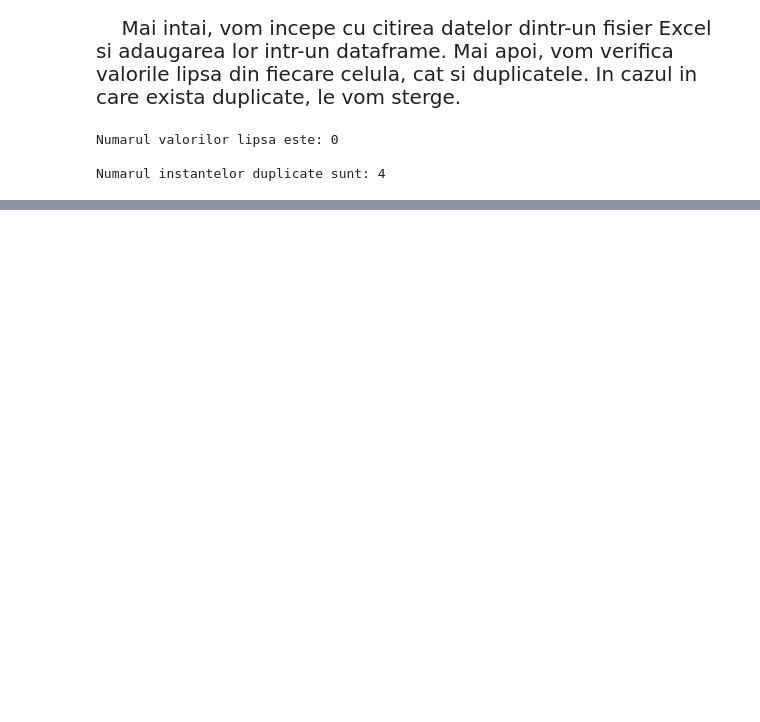
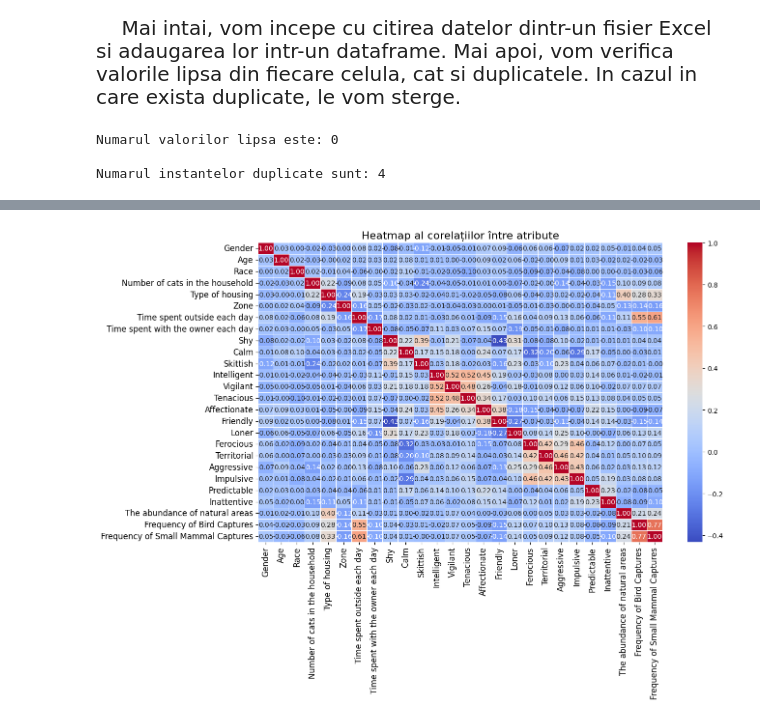
Before and after one commit to zaramihnea/Catology, a Jupyter notebook: catology-backend/Roxana/Homework1.ipynb, the cells around one changed output, grey strips where cells are left out. Cells and saved outputs as stored; diff of their text form; code cells hidden in the pictures; blank space fills up the shorter version.

```diff
--- a/catology-backend/Roxana/Homework1.ipynb
+++ b/catology-backend/Roxana/Homework1.ipynb
@@ -262,0 +91,35 @@ for column in df.columns:
+# %%
+# Eliminam rândurile unde 'Gender' are valoarea 'Unknown'
+df = df[df['Gender'] != 'Unknown']
+
+# Eliminam rândurile unde 'Race' are valoarea 'Unknown'
+df = df[df['Race'] != 'Unknown']
+# %%
+from sklearn.preprocessing import LabelEncoder
+import seaborn as sns
+import matplotlib.pyplot as plt
+
+# Creăm o copie a DataFrame-ului pentru prelucrare
+df_encoded = df.copy()
+
+# Preluăm toate coloanele categorice
+categorical_cols = df_encoded.select_dtypes(include=['object', 'category']).columns
+
+# Aplicăm Label Encoding pe toate atributele categorice
+label_encoder = LabelEncoder()
+for col in categorical_cols:
+    df_encoded[col] = label_encoder.fit_transform(df_encoded[col])
+
+# Calculăm matricea de corelații pe DataFrame-ul codificat
+correlation_matrix = df_encoded.corr()
+
+# Generăm un heatmap pentru corelații
+plt.figure(figsize=(14, 10))  # Crește dimensiunea figurii (lățime x înălțime)
+sns.heatmap(correlation_matrix, annot=True, cmap="coolwarm", fmt=".2f", linewidths=0.5)
+plt.title("Heatmap al corelațiilor între atribute", fontsize=16)
+plt.xticks(fontsize=12, rotation=90)  # Etichetele de pe axa X sunt rotite vertical
+plt.yticks(fontsize=12, rotation=0)   # Etichetele de pe axa Y rămân orizontale
+plt.tight_layout()  # Ajustează automat spațiul pentru a evita suprapunerile
+plt.show()
+# %% [output]
+[figure, added]
```
Also changed, not shown: parts of 54 cells of this notebook, 3 other files.
